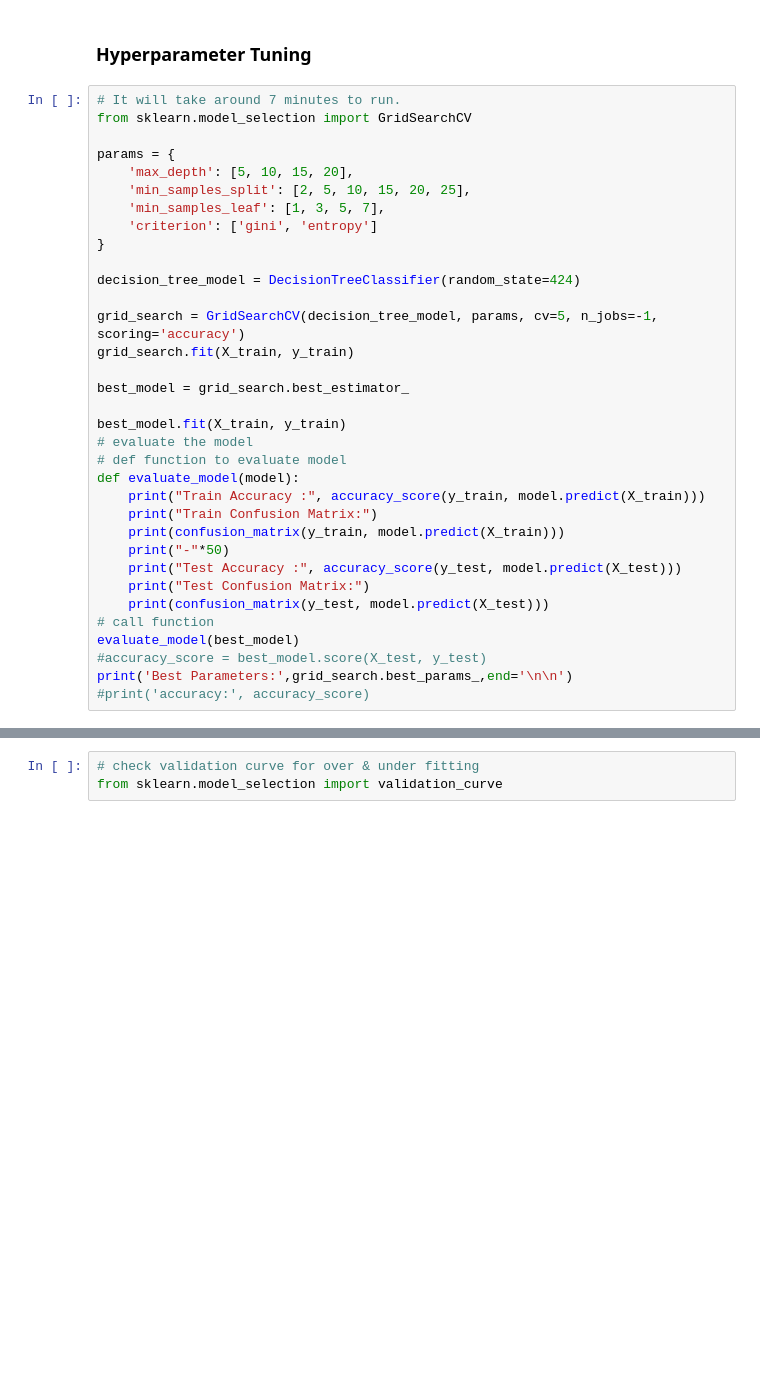
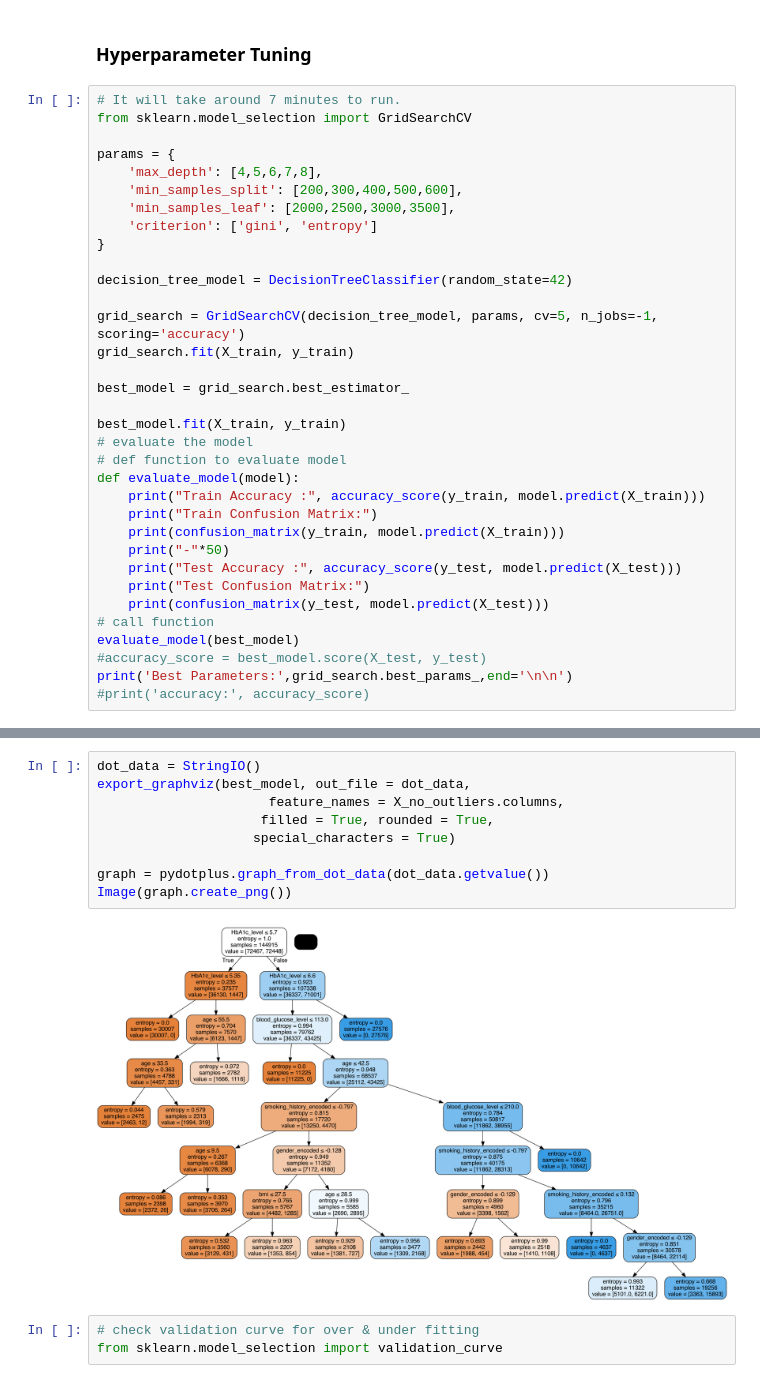
Before and after one commit to joycelovedorial/IS424-Data-Mining, a Jupyter notebook: Prediction/Decision Tree(Prediction).ipynb, the cells around one changed output, grey strips where cells are left out. Saved outputs shown, nothing was run; the diff lists cells and outputs as text; blank space fills up the shorter version.

```diff
--- a/Prediction/Decision Tree(Prediction).ipynb
+++ b/Prediction/Decision Tree(Prediction).ipynb
@@ -188,13 +188,13 @@ F1 score: 0.8835866744346168
 from sklearn.model_selection import GridSearchCV
 
 params = {
-    'max_depth': [5, 10, 15, 20],
-    'min_samples_split': [2, 5, 10, 15, 20, 25],
-    'min_samples_leaf': [1, 3, 5, 7],
+    'max_depth': [4,5,6,7,8],
+    'min_samples_split': [200,300,400,500,600],
+    'min_samples_leaf': [2000,2500,3000,3500],
     'criterion': ['gini', 'entropy']
 }
 
-decision_tree_model = DecisionTreeClassifier(random_state=424)
+decision_tree_model = DecisionTreeClassifier(random_state=42)
 
 grid_search = GridSearchCV(decision_tree_model, params, cv=5, n_jobs=-1, scoring='accuracy')
 grid_search.fit(X_train, y_train)
@@ -231,3 +231,14 @@ Best Parameters: {'criterion': 'entropy', 'max_depth': 20, 'min_samples_leaf': 3
+# %%
+dot_data = StringIO()
+export_graphviz(best_model, out_file = dot_data,
+                      feature_names = X_no_outliers.columns,
+                     filled = True, rounded = True,
+                    special_characters = True)
+
+graph = pydotplus.graph_from_dot_data(dot_data.getvalue())
+Image(graph.create_png())
+# %% [output]
+[figure, added]
 # %%
 # check validation curve for over & under fitting
 from sklearn.model_selection import validation_curve
```
Also changed, not shown: parts of 12 cells of this notebook.
